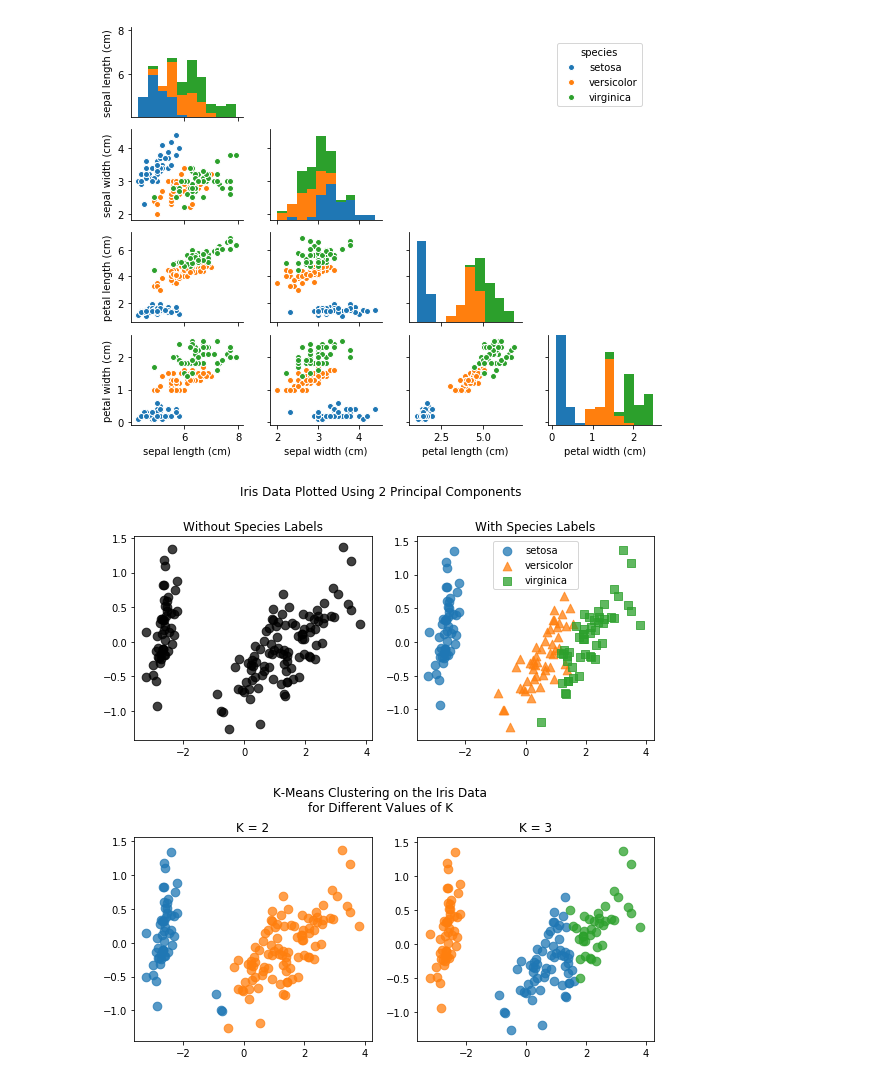
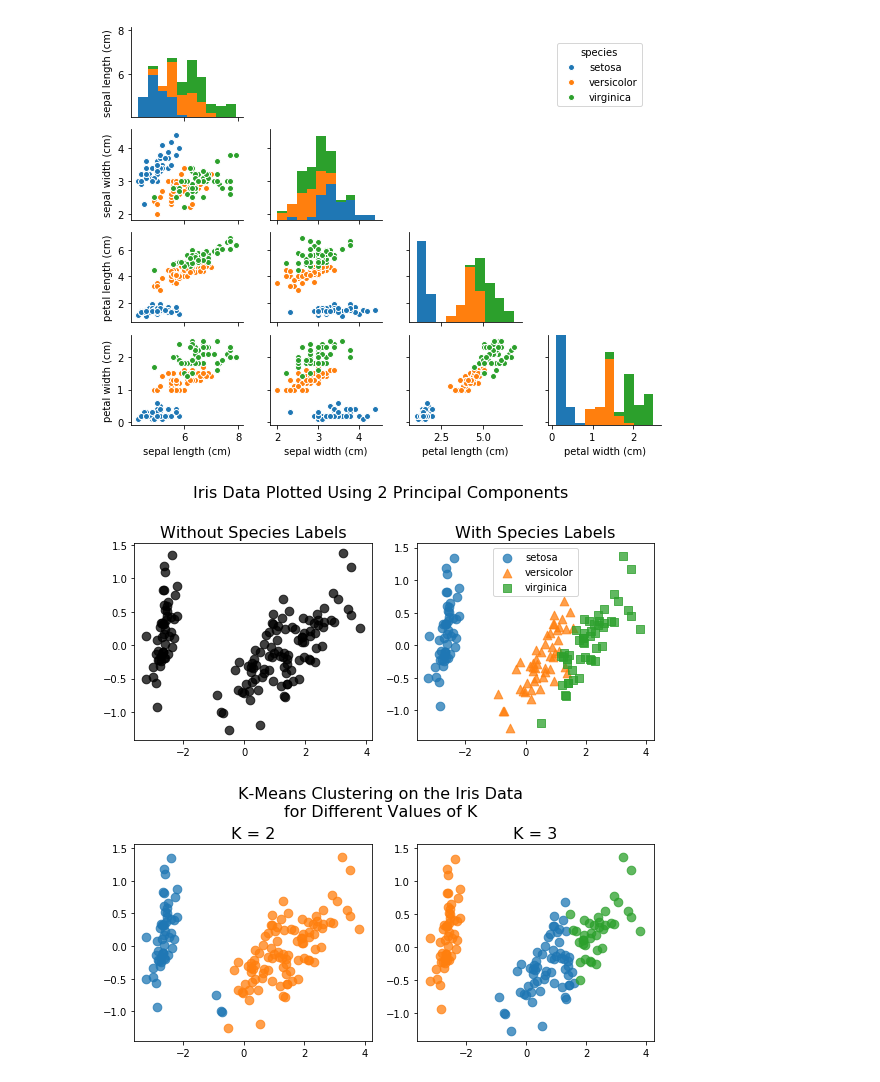
Before and after one commit to yvanhuele/yvanhuele.github.io, a Jupyter notebook: K-Means/K-Means Clustering.ipynb, the cells around one changed output. Cells and saved outputs as stored; diff of their text form; code cells hidden in the pictures.

Commit message:
updated K-means notebook

```diff
--- a/K-Means/K-Means Clustering.ipynb
+++ b/K-Means/K-Means Clustering.ipynb
@@ -308,4 +426,5 @@ plt.show()
 # %%
+# Represent the principal components as grayscale images
 n_pca_components = 2
 pca_components = PCA(n_components = n_pca_components).fit(digits_data)
 
@@ -313,7 +432,7 @@ fig = plt.figure(figsize = [4*n_pca_components, 4])
 
 for i in range(n_pca_components):
     plt.subplot(1, n_pca_components, 1 + i)
-    plt.title('Principal Component #{}'.format(1 + i))
+    plt.title('Principal Component #{}'.format(1 + i), fontsize = 16)
     plt.axis('off')
     plt.imshow(pca_components.components_[i].reshape(8, 8), cmap=plt.cm.gray_r, interpolation='nearest')
 plt.show()
@@ -393,28 +512,28 @@ plt.show()
 iris_pca = PCA(n_components = 2).fit_transform(iris_data)
 # %%
 fig = plt.figure(figsize = [8,4])
-fig.suptitle("Iris Data Plotted Using 2 Principal Components")
+fig.suptitle("Iris Data Plotted Using 2 Principal Components", fontsize = 16)
 
 # Plot unlabeled irises
 plt.subplot(1, 2, 1)
-plt.title('\n\nWithout Species Labels')
+plt.title('\n\nWithout Species Labels', fontsize = 16)
 plt.scatter(iris_pca[:, 0], iris_pca[:, 1], color = 'black', alpha = 0.75, s = 75)
 
 # Label the different species
 plt.subplot(1, 2, 2)
-plt.title('\n\nWith Species Labels')
+plt.title('\n\nWith Species Labels', fontsize = 16)
 marker_list = ['o', '^', 's']
 for index, species in enumerate(iris.target_names):
     points = iris_pca[iris.target == index]
     plt.scatter(points[:, 0], points[:, 1], label = species, marker = marker_list[index], alpha = 0.75, s = 75)
 
 plt.legend(loc = 9)
 plt.tight_layout()
 
 # plt.savefig('iris_PCA.png', bbox_inches='tight')
 plt.show()
 # %% [output]
-[figure, old version]
+[figure, new version]
 # %%
 # Run K-means with K = 2, 3
 iris_kmeans_2 = KMeans(n_clusters = 2, random_state = 0).fit(iris_data)
@@ -423,24 +542,24 @@ iris_kmeans_3 = KMeans(n_clusters = 3, random_state = 0).fit(iris_data)
 fig = plt.figure(figsize = [8, 4])
 
 plt.subplot(1, 2, 1)
-plt.title("\n\nK = 2")
+plt.title("\n\nK = 2", fontsize = 16)
 for i in range(2):
     points = iris_pca[iris_kmeans_2.labels_ == i]
     plt.scatter(points[:, 0], points[:, 1], alpha = 0.75, s = 75)
 
 plt.subplot(1, 2, 2)
-plt.title("\n\nK = 3")
+plt.title("\n\nK = 3", fontsize = 16)
 for i in range(3):
     points = iris_pca[iris_kmeans_3.labels_ == i]
     plt.scatter(points[:, 0], points[:, 1], alpha = 0.75, s = 75)
 
-plt.suptitle('K-Means Clustering on the Iris Data\nfor Different Values of K')
+plt.suptitle('K-Means Clustering on the Iris Data\nfor Different Values of K', fontsize = 16)
 plt.tight_layout()
 
 # plt.savefig('iris_clustering.png', bbox_inches='tight')
 
 plt.show()
 # %% [output]
-[figure, old version]
+[figure, new version]
 # %%
 np.random.seed(0)
```
Also changed, not shown: parts of 53 cells of this notebook.
